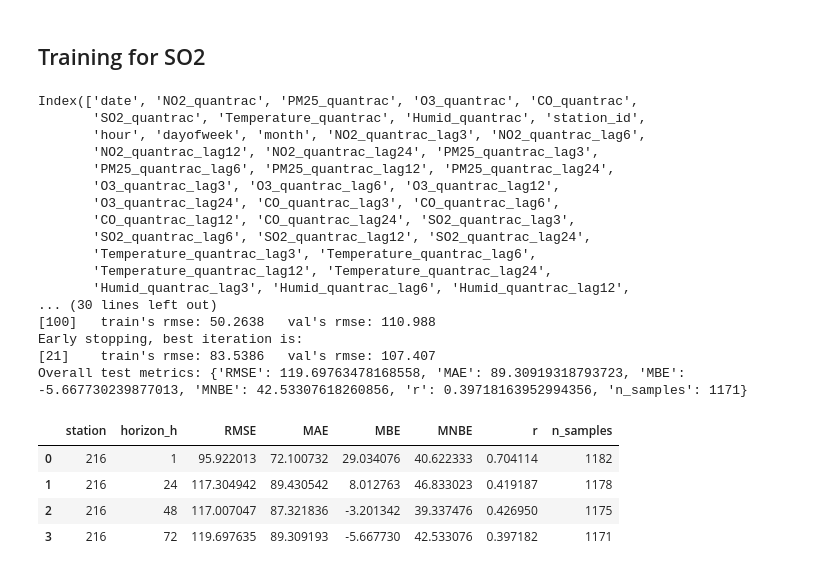
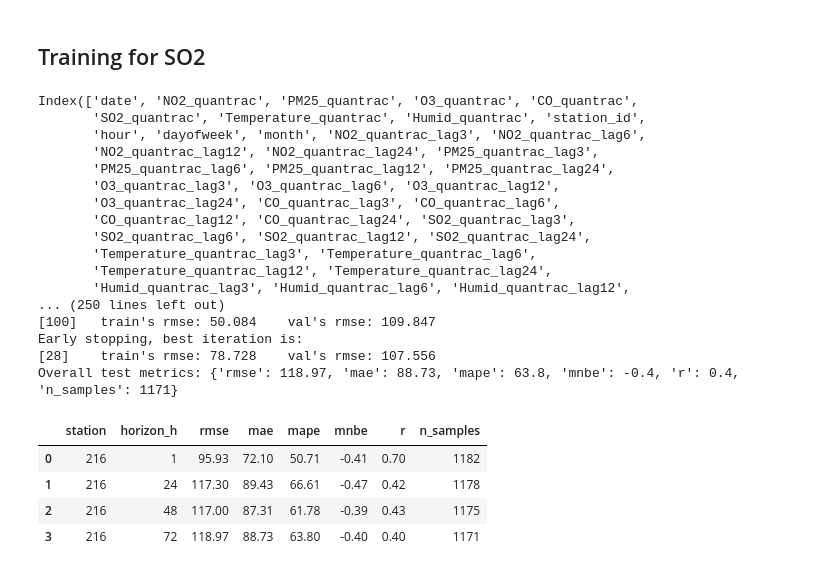
Before and after one commit to tphiepbk/air_quality_index_project, a Jupyter notebook: 11.3_so2_lightgbm_pmdata_new_train_test_converted_unit.ipynb, the cells around one changed output. Cells and saved outputs as stored; diff of their text form; code cells hidden in the pictures.

Commit message:
[lightgbm] Modify the metrics calculation, print more information of model
Signed-off-by: Hiep Phuc Thai <itmanagertph@gmail.com>

```diff
--- a/11.3_so2_lightgbm_pmdata_new_train_test_converted_unit.ipynb
+++ b/11.3_so2_lightgbm_pmdata_new_train_test_converted_unit.ipynb
@@ -508,15 +508,17 @@ def compute_metrics(y_true, y_pred):
     y_true = np.asarray(y_true, dtype=float)
     y_pred = np.asarray(y_pred, dtype=float)
 
-    rmse = np.sqrt(mean_squared_error(y_true, y_pred))
+    rmse = root_mean_squared_error(y_true, y_pred)
     mae = mean_absolute_error(y_true, y_pred)
 
-    # Mean Bias Error
-    mbe = np.mean(y_pred - y_true)
+    # Convert zero to nan
+    yt_nonzero = np.where(y_true == 0, np.nan, y_true)
 
     # MNBE
-    yt_nonzero = np.where(y_true == 0, np.nan, y_true)
-    mnbe = np.nanmean((y_pred - yt_nonzero) / yt_nonzero) * 100.0
+    mnbe = np.nanmean((y_true - y_pred) / yt_nonzero)
+
+    # MAPE
+    mape = np.nanmean((np.abs((y_true - y_pred) / yt_nonzero)) * 100.0)
 
     # Pearson r (with standard deviation check)
     if np.std(y_true) < 1e-6 or np.std(y_pred) < 1e-6:
@@ -524,12 +526,23 @@ def compute_metrics(y_true, y_pred):
     else:
         r = np.corrcoef(y_true.T, y_pred.T)[0, 1]
 
+    rounded_rmse = round(rmse, 2)
+    rounded_mae = round(mae, 2)
+    rounded_mape = round(mape, 2)
+    rounded_mnbe = round(mnbe, 2)
+    rounded_r = round(r, 2)
+
     return {
-        "RMSE": rmse,
-        "MAE": mae,
-        "MBE": mbe,
-        "MNBE": mnbe,
-        "r": r,
+        #"rmse": rmse,
+        #"mae": mae,
+        #"mape": mape,
+        #"mnbe": mnbe,
+        #"r": r,
+        "rmse": rounded_rmse,
+        "mae": rounded_mae,
+        "mape": rounded_mape,
+        "mnbe": rounded_mnbe,
+        "r": rounded_r,
         "n_samples": len(y_true),
     }
 # %% [markdown]
@@ -666,48 +691,47 @@ label = "SO2_quantrac"
 
 # Add rolling features for LABEL
 df_so2 = add_rolling_features(df_lag_feats, group_col="station_id", target_cols=[label], windows=ROLL_WINDOWS)
-
-print(df_so2.columns)
 
 # Start running model
 so2_all_metrics = []
 so2_models_by_h = {}
 for h in HORIZONS:
     print(f"\n===== Training LightGBM for horizon = {h}h, target_col = {label} =====")
     model_h, metrics_overall, metrics_by_station, _ = train_lgbm_for_horizon(df_so2, horizon_h=h, target_col=label)
     so2_models_by_h[h] = model_h
     model_h.save_model(os.path.join(LIGHTGBM_DIR, f"{label}_lightgbm_{h}h"))
     print("Overall test metrics:", metrics_overall)
     so2_all_metrics.append(metrics_by_station)
 
 # Metrics table
 so2_df_metrics_all = pd.concat(so2_all_metrics, ignore_index=True)
 so2_df_metrics_all = so2_df_metrics_all.sort_values(["station", "horizon_h"]).reset_index(drop=True)
-so2_df_metrics_all.to_csv(os.path.join(LIGHTGBM_DIR, f"{label}_metrics.csv"))
+#so2_df_metrics_all.to_csv(os.path.join(LIGHTGBM_DIR, f"{label}_metrics.csv"))
+so2_df_metrics_all.drop(columns=["n_samples"]).to_csv(os.path.join(LIGHTGBM_DIR, f"{label}_metrics.csv"), index=False)
 so2_df_metrics_all
 # %% [output]
 Index(['date', 'NO2_quantrac', 'PM25_quantrac', 'O3_quantrac', 'CO_quantrac',
        'SO2_quantrac', 'Temperature_quantrac', 'Humid_quantrac', 'station_id',
        'hour', 'dayofweek', 'month', 'NO2_quantrac_lag3', 'NO2_quantrac_lag6',
        'NO2_quantrac_lag12', 'NO2_quantrac_lag24', 'PM25_quantrac_lag3',
        'PM25_quantrac_lag6', 'PM25_quantrac_lag12', 'PM25_quantrac_lag24',
        'O3_quantrac_lag3', 'O3_quantrac_lag6', 'O3_quantrac_lag12',
        'O3_quantrac_lag24', 'CO_quantrac_lag3', 'CO_quantrac_lag6',
        'CO_quantrac_lag12', 'CO_quantrac_lag24', 'SO2_quantrac_lag3',
        'SO2_quantrac_lag6', 'SO2_quantrac_lag12', 'SO2_quantrac_lag24',
        'Temperature_quantrac_lag3', 'Temperature_quantrac_lag6',
        'Temperature_quantrac_lag12', 'Temperature_quantrac_lag24',
        'Humid_quantrac_lag3', 'Humid_quantrac_lag6', 'Humid_quantrac_lag12',
-... (30 lines left out)
-[100]   train's rmse: 50.2638   val's rmse: 110.988
+... (250 lines left out)
+[100]   train's rmse: 50.084    val's rmse: 109.847
 Early stopping, best iteration is:
-[21]    train's rmse: 83.5386   val's rmse: 107.407
-Overall test metrics: {'RMSE': 119.69763478168558, 'MAE': 89.30919318793723, 'MBE': -5.667730239877013, 'MNBE': 42.53307618260856, 'r': 0.39718163952994356, 'n_samples': 1171}
+[28]    train's rmse: 78.728    val's rmse: 107.556
+Overall test metrics: {'rmse': 118.97, 'mae': 88.73, 'mape': 63.8, 'mnbe': -0.4, 'r': 0.4, 'n_samples': 1171}
-|  | station | horizon_h | RMSE | MAE | MBE | MNBE | r | n_samples |
-| 0 | 216 | 1 | 95.922013 | 72.100732 | 29.034076 | 40.622333 | 0.704114 | 1182 |
-| 1 | 216 | 24 | 117.304942 | 89.430542 | 8.012763 | 46.833023 | 0.419187 | 1178 |
-| 2 | 216 | 48 | 117.007047 | 87.321836 | -3.201342 | 39.337476 | 0.426950 | 1175 |
-| 3 | 216 | 72 | 119.697635 | 89.309193 | -5.667730 | 42.533076 | 0.397182 | 1171 |
+|  | station | horizon_h | rmse | mae | mape | mnbe | r | n_samples |
+| 0 | 216 | 1 | 95.93 | 72.10 | 50.71 | -0.41 | 0.70 | 1182 |
+| 1 | 216 | 24 | 117.30 | 89.43 | 66.61 | -0.47 | 0.42 | 1178 |
+| 2 | 216 | 48 | 117.00 | 87.31 | 61.78 | -0.39 | 0.43 | 1175 |
+| 3 | 216 | 72 | 118.97 | 88.73 | 63.80 | -0.40 | 0.40 | 1171 |
 # %%
 # Reference
 for station_id in STATION_IDS:
```
Also changed, not shown: parts of 3 cells of this notebook, 1 other file.
